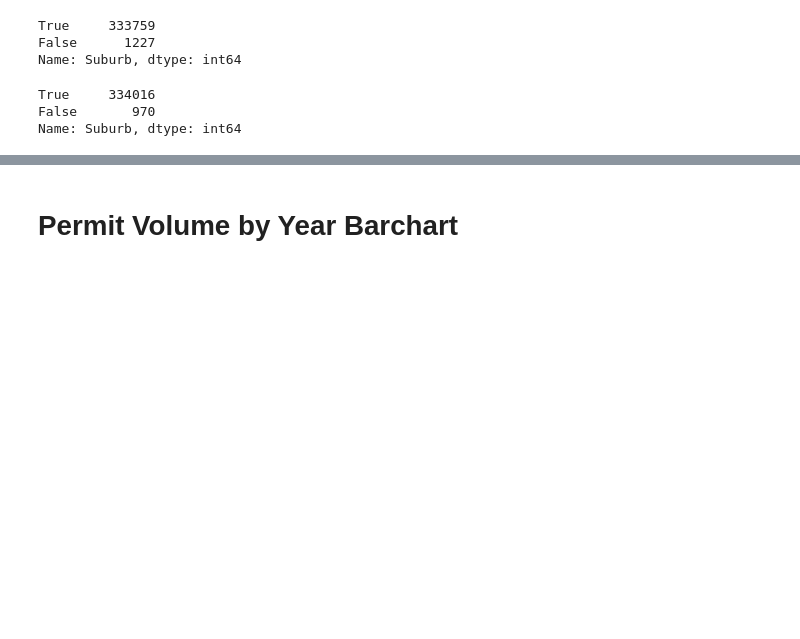
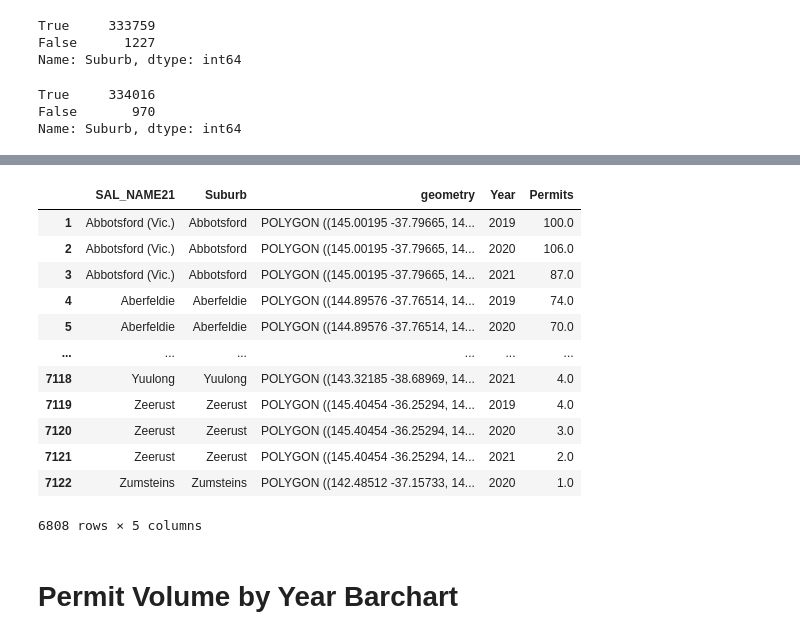
Before and after one commit to CaroPattle/bicycle_data_melbourne, a Jupyter notebook: planning_permits/planning_permit_analysis.ipynb, the cells around one changed output, grey strips where cells are left out. Cells and saved outputs as stored; diff of their text form; code cells hidden in the pictures; blank space fills up the shorter version.

```diff
--- a/planning_permits/planning_permit_analysis.ipynb
+++ b/planning_permits/planning_permit_analysis.ipynb
@@ -742,3 +705,19 @@ Index(['Permit Stage Number', 'Permit Date', 'Year', 'Month',
+# %%
+suburb_metro
+# %% [output]
+|  | SAL_NAME21 | Suburb | geometry | Year | Permits |
+| 1 | Abbotsford (Vic.) | Abbotsford | POLYGON ((145.00195 -37.79665, 14... | 2019 | 100.0 |
+| 2 | Abbotsford (Vic.) | Abbotsford | POLYGON ((145.00195 -37.79665, 14... | 2020 | 106.0 |
+| 3 | Abbotsford (Vic.) | Abbotsford | POLYGON ((145.00195 -37.79665, 14... | 2021 | 87.0 |
+| 4 | Aberfeldie | Aberfeldie | POLYGON ((144.89576 -37.76514, 14... | 2019 | 74.0 |
+| 5 | Aberfeldie | Aberfeldie | POLYGON ((144.89576 -37.76514, 14... | 2020 | 70.0 |
+| ... | ... | ... | ... | ... | ... |
+| 7118 | Yuulong | Yuulong | POLYGON ((143.32185 -38.68969, 14... | 2021 | 4.0 |
+| 7119 | Zeerust | Zeerust | POLYGON ((145.40454 -36.25294, 14... | 2019 | 4.0 |
+| 7120 | Zeerust | Zeerust | POLYGON ((145.40454 -36.25294, 14... | 2020 | 3.0 |
+| 7121 | Zeerust | Zeerust | POLYGON ((145.40454 -36.25294, 14... | 2021 | 2.0 |
+| 7122 | Zumsteins | Zumsteins | POLYGON ((142.48512 -37.15733, 14... | 2020 | 1.0 |
+6808 rows × 5 columns
 # %% [markdown]
 # Permit Volume by Year Barchart
 # %%
```
Also changed, not shown: parts of 27 cells of this notebook.
